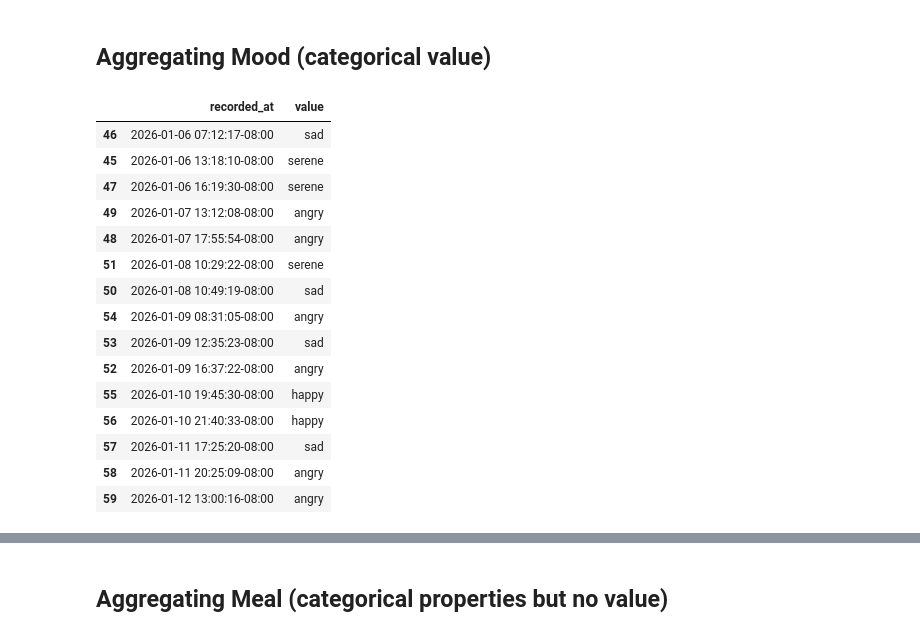
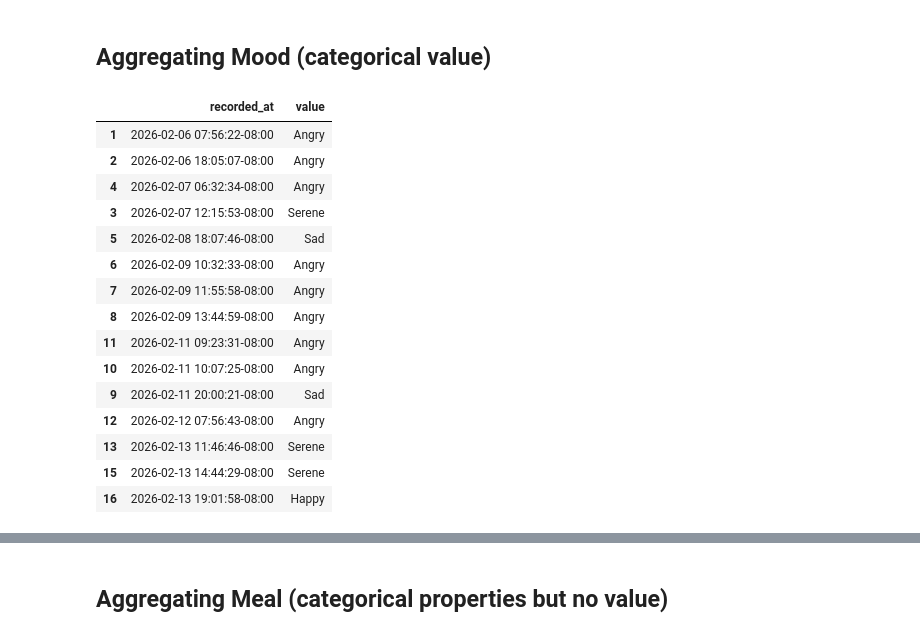
Before and after one commit to avilay/metrics-tracker, a Jupyter notebook: design/mockups/db/analysis.ipynb, the cells around one changed output, grey strips where cells are left out. Saved outputs shown, nothing was run; the diff lists cells and outputs as text; code cells hidden in the pictures.

```diff
--- a/design/mockups/db/analysis.ipynb
+++ b/design/mockups/db/analysis.ipynb
@@ -5,7 +15,8 @@ import pandas as pd
 # %% [markdown]
 ## Aggregating Meditation (value type is none)
 # %%
-meditation = load_metrics(1, "Meditation", "US/Pacific")
+with closing(sql.connect(DB_PATH)) as conn:
+    meditation = load_metrics(conn, 2, "Meditate", "US/Pacific")
 meditation
 # %% [output]
 |  | recorded_at |
@@ -28,6 +35,8 @@ meditation
 # %% [markdown]
 Lets make sure that the datetimes returned are actually converted to a new timezone, i.e., the timestamp is kept as-is, but the timezones are changed, instead of localized or attached, where the timestamp is changed to keep the datetime as-is.
 # %%
-load_metrics(1, "Meditation", "Asia/Kolkata")
+with closing(sql.connect(DB_PATH)) as conn:
+    tp = load_metrics(conn, 2, "Meditate", "Asia/Kolkata")
+tp
 # %% [output]
 |  | recorded_at |
@@ -50,4 +55,6 @@ load_metrics(1, "Meditation", "Asia/Kolkata")
 # %%
-load_metrics(1, "Meditation", "UTC")
+with closing(sql.connect(DB_PATH)) as conn:
+    tp = load_metrics(conn, 2, "Meditate", "UTC")
+tp
 # %% [output]
 |  | recorded_at |
@@ -132,7 +135,8 @@ DatetimeIndex(['2026-01-11 00:00:00-08:00', '2026-01-18 00:00:00-08:00',
 # %% [markdown]
 ## Aggregating Weights (numeric value)
 # %%
-weights = load_metrics(1, "Weight", "US/Pacific")
+with closing(sql.connect(DB_PATH)) as conn:
+    weights = load_metrics(conn, 2, "Weight", "US/Pacific")
 weights
 # %% [output]
 |  | recorded_at | value |
@@ -216,25 +217,26 @@ value 181.4
 # %% [markdown]
 ## Aggregating Mood (categorical value)
 # %%
-mood = load_metrics(1, "Mood", "US/Pacific")
+with closing(sql.connect(DB_PATH)) as conn:
+    mood = load_metrics(conn, 2, "Mood", "US/Pacific")
 mood.head(15)
 # %% [output]
 |  | recorded_at | value |
-| 46 | 2026-01-06 07:12:17-08:00 | sad |
-| 45 | 2026-01-06 13:18:10-08:00 | serene |
-| 47 | 2026-01-06 16:19:30-08:00 | serene |
-| 49 | 2026-01-07 13:12:08-08:00 | angry |
-| 48 | 2026-01-07 17:55:54-08:00 | angry |
-| 51 | 2026-01-08 10:29:22-08:00 | serene |
-| 50 | 2026-01-08 10:49:19-08:00 | sad |
-| 54 | 2026-01-09 08:31:05-08:00 | angry |
-| 53 | 2026-01-09 12:35:23-08:00 | sad |
-| 52 | 2026-01-09 16:37:22-08:00 | angry |
-| 55 | 2026-01-10 19:45:30-08:00 | happy |
-| 56 | 2026-01-10 21:40:33-08:00 | happy |
-| 57 | 2026-01-11 17:25:20-08:00 | sad |
-| 58 | 2026-01-11 20:25:09-08:00 | angry |
-| 59 | 2026-01-12 13:00:16-08:00 | angry |
+| 1 | 2026-02-06 07:56:22-08:00 | Angry |
+| 2 | 2026-02-06 18:05:07-08:00 | Angry |
+| 4 | 2026-02-07 06:32:34-08:00 | Angry |
+| 3 | 2026-02-07 12:15:53-08:00 | Serene |
+| 5 | 2026-02-08 18:07:46-08:00 | Sad |
+| 6 | 2026-02-09 10:32:33-08:00 | Angry |
+| 7 | 2026-02-09 11:55:58-08:00 | Angry |
+| 8 | 2026-02-09 13:44:59-08:00 | Angry |
+| 11 | 2026-02-11 09:23:31-08:00 | Angry |
+| 10 | 2026-02-11 10:07:25-08:00 | Angry |
+| 9 | 2026-02-11 20:00:21-08:00 | Sad |
+| 12 | 2026-02-12 07:56:43-08:00 | Angry |
+| 13 | 2026-02-13 11:46:46-08:00 | Serene |
+| 15 | 2026-02-13 14:44:29-08:00 | Serene |
+| 16 | 2026-02-13 19:01:58-08:00 | Happy |
 # %%
 # Again, count will not work because I am consuming both the columns - recorded_at and value - as
 # group keys. After that there are no more columns left to count.
```
Also changed, not shown: parts of 32 cells of this notebook, 15 other files.
